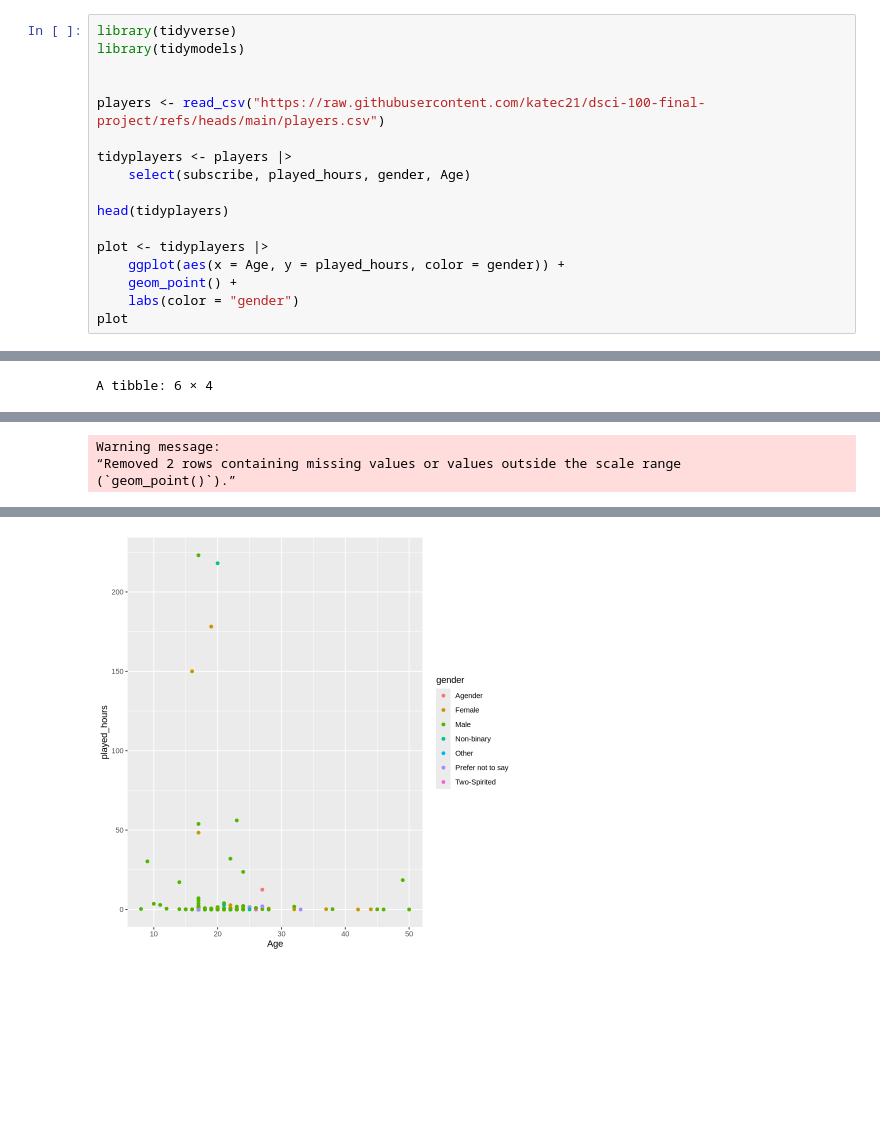
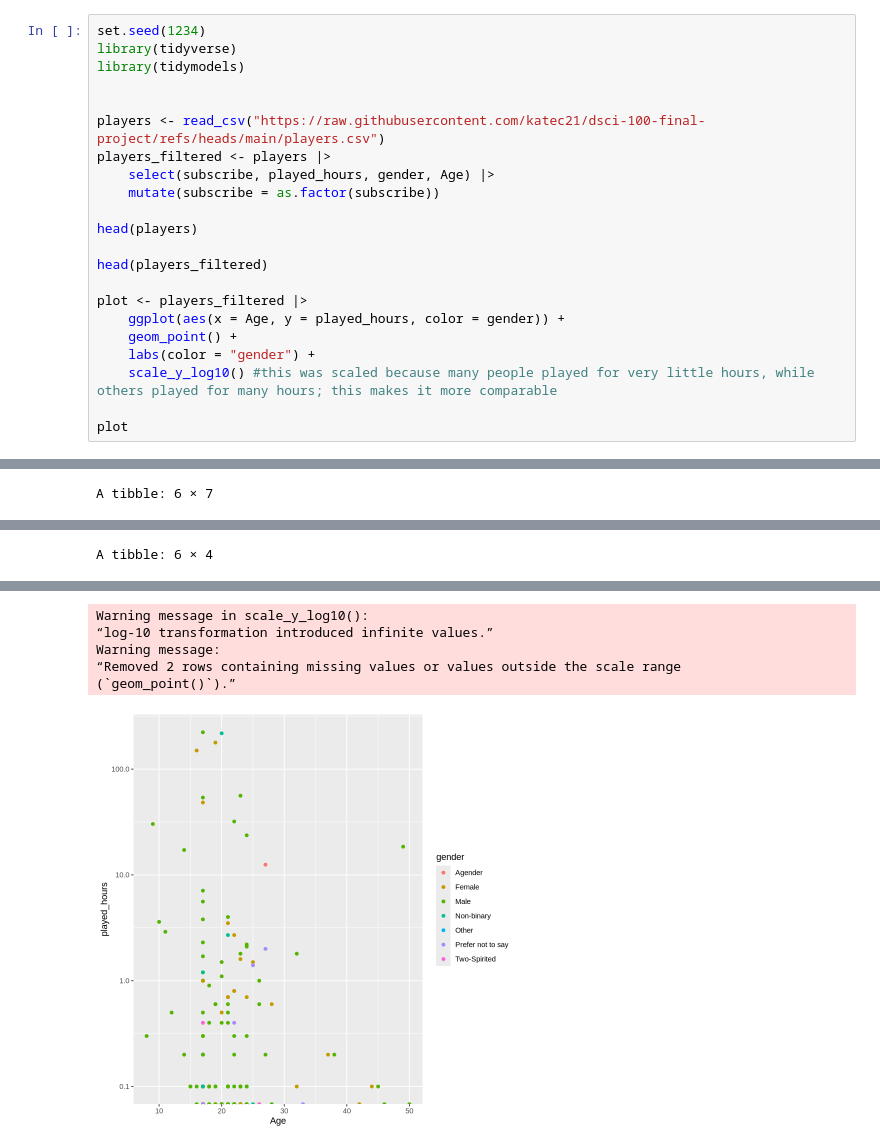
Before and after one commit to katec21/dsci-100-final-project, a Jupyter notebook: final_project.ipynb, the cells around one changed output, grey strips where cells are left out. Drawn from its saved outputs; the diff is of its cells as text; blank space fills up the shorter version.

```diff
--- a/final_project.ipynb
+++ b/final_project.ipynb
@@ -1,19 +11,24 @@
 # %%
+set.seed(1234)
 library(tidyverse)
 library(tidymodels)
 
 
 players <- read_csv("https://raw.githubusercontent.com/katec21/dsci-100-final-project/refs/heads/main/players.csv")
+players_filtered <- players |>
+    select(subscribe, played_hours, gender, Age) |>
+    mutate(subscribe = as.factor(subscribe))
 
-tidyplayers <- players |>
-    select(subscribe, played_hours, gender, Age)
+head(players)
 
-head(tidyplayers)
+head(players_filtered)
 
-plot <- tidyplayers |>
+plot <- players_filtered |>
     ggplot(aes(x = Age, y = played_hours, color = gender)) +
     geom_point() +
-    labs(color = "gender")
+    labs(color = "gender") +
+    scale_y_log10() #this was scaled because many people played for very little hours, while others played for many hours; this makes it more comparable
+
 plot
 # %% [output]
 Rows: 196 Columns: 7
@@ -25,4 +40,4 @@ lgl (1): subscribe
 
 ℹ Use `spec()` to retrieve the full column specification for this data.
 ℹ Specify the column types or set `show_col_types = FALSE` to quiet this message.
-A tibble: 6 × 4
+A tibble: 6 × 7
@@ -37,3 +52 @@ A tibble: 6 × 4
-Warning message:
-“Removed 2 rows containing missing values or values outside the scale range
-(`geom_point()`).”
+A tibble: 6 × 4
@@ -40 +61,6 @@ Warning message:
+Warning message in scale_y_log10():
+“log-10 transformation introduced infinite values.”
+Warning message:
+“Removed 2 rows containing missing values or values outside the scale range
+(`geom_point()`).”
-[figure, old version]
+[figure, new version]
```
Also changed, not shown: parts of 2 cells of this notebook.
